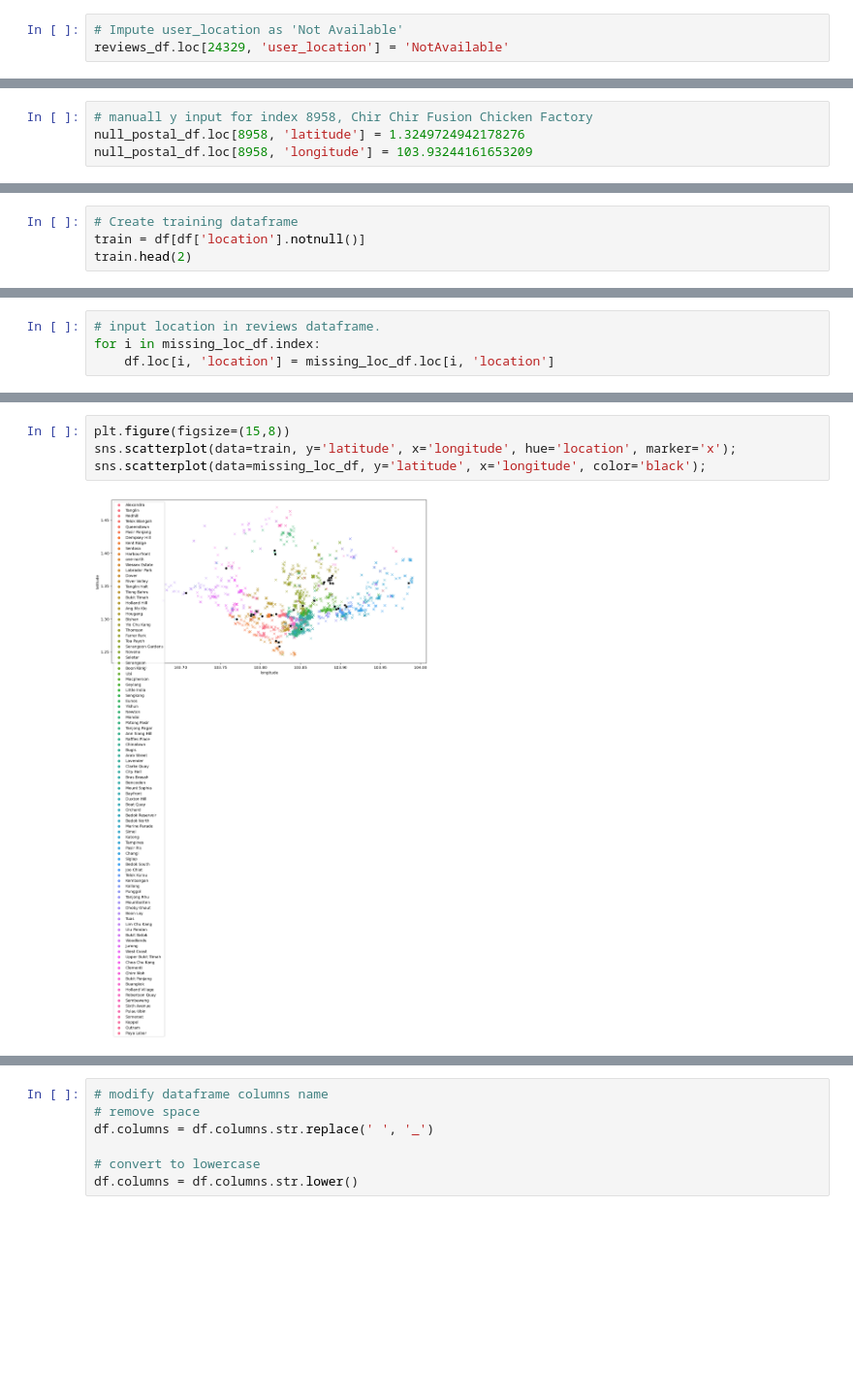
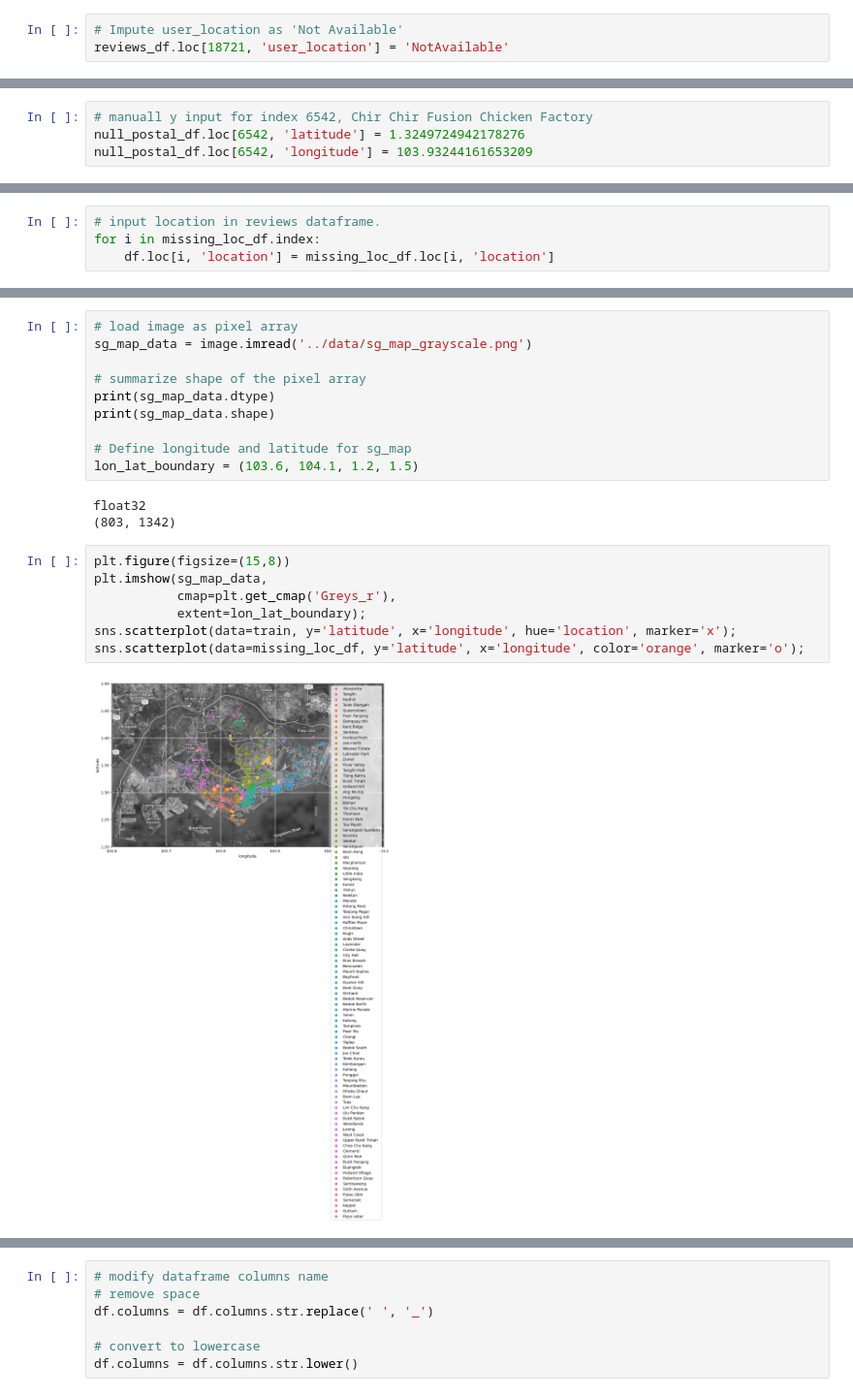
Before and after one commit to cwende87/dsi30-projects, a Jupyter notebook: Capstone/code/01-Webscrapping and Data Cleaning-Wende.ipynb, the cells around one changed output, grey strips where cells are left out. Shown at 97% size. Saved outputs shown, nothing was run; the diff lists cells and outputs as text; blank space fills up the shorter version.

```diff
--- a/Capstone/code/01-Webscrapping and Data Cleaning-Wende.ipynb
+++ b/Capstone/code/01-Webscrapping and Data Cleaning-Wende.ipynb
@@ -1005,6 +1040,6 @@ reviews_df[reviews_df['user_location'].isnull()]
 # %%
 # Impute user_location as 'Not Available'
-reviews_df.loc[24329, 'user_location'] = 'NotAvailable'
+reviews_df.loc[18721, 'user_location'] = 'NotAvailable'
 # %% [markdown]
 **`postal_code`**
 # %%
@@ -1180,7 +1215,7 @@ null_postal_df
 # %%
-# manuall y input for index 8958, Chir Chir Fusion Chicken Factory
-null_postal_df.loc[8958, 'latitude'] = 1.3249724942178276
-null_postal_df.loc[8958, 'longitude'] = 103.93244161653209
+# manuall y input for index 6542, Chir Chir Fusion Chicken Factory
+null_postal_df.loc[6542, 'latitude'] = 1.3249724942178276
+null_postal_df.loc[6542, 'longitude'] = 103.93244161653209
 # %%
 # input postal_code, latitude and longitude in reviews dataframe.
 for i in null_postal_df.index:
@@ -1437,4 +1461,0 @@ missing_loc_df
-# %%
-# Create training dataframe
-train = df[df['location'].notnull()]
-train.head(2)
@@ -1505,9 +1521,25 @@ category_Middle Eastern        0
 Length: 193, dtype: int64
+# %%
+# load image as pixel array
+sg_map_data = image.imread('../data/sg_map_grayscale.png')
+
+# summarize shape of the pixel array
+print(sg_map_data.dtype)
+print(sg_map_data.shape)
+
+# Define longitude and latitude for sg_map
+lon_lat_boundary = (103.6, 104.1, 1.2, 1.5)
+# %% [output]
+float32
+(803, 1342)
 # %%
 plt.figure(figsize=(15,8))
+plt.imshow(sg_map_data,
+           cmap=plt.get_cmap('Greys_r'),
+           extent=lon_lat_boundary);
 sns.scatterplot(data=train, y='latitude', x='longitude', hue='location', marker='x');
-sns.scatterplot(data=missing_loc_df, y='latitude', x='longitude', color='black');
+sns.scatterplot(data=missing_loc_df, y='latitude', x='longitude', color='orange', marker='o');
 # %% [output]
-[figure, old version]
+[figure, new version]
 # %%
 plt.figure(figsize=(15,8))
```
Also changed, not shown: parts of 45 cells of this notebook, 7 other files.
